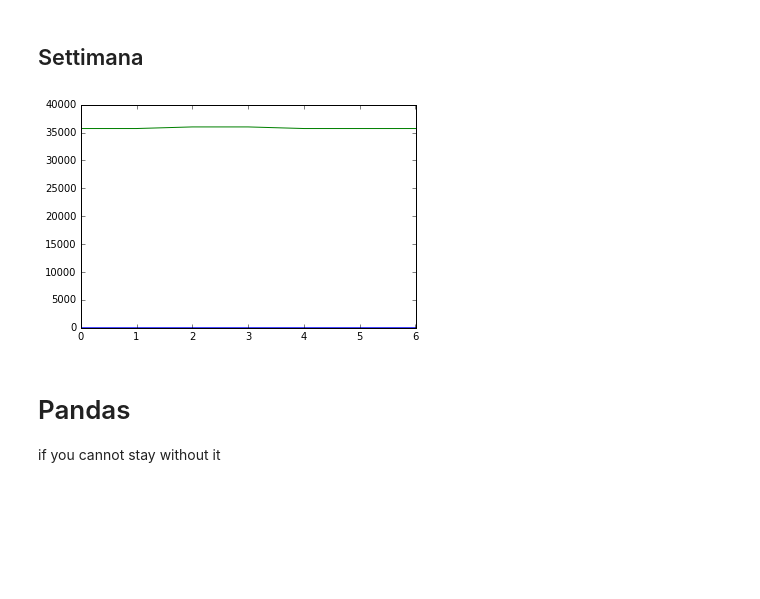
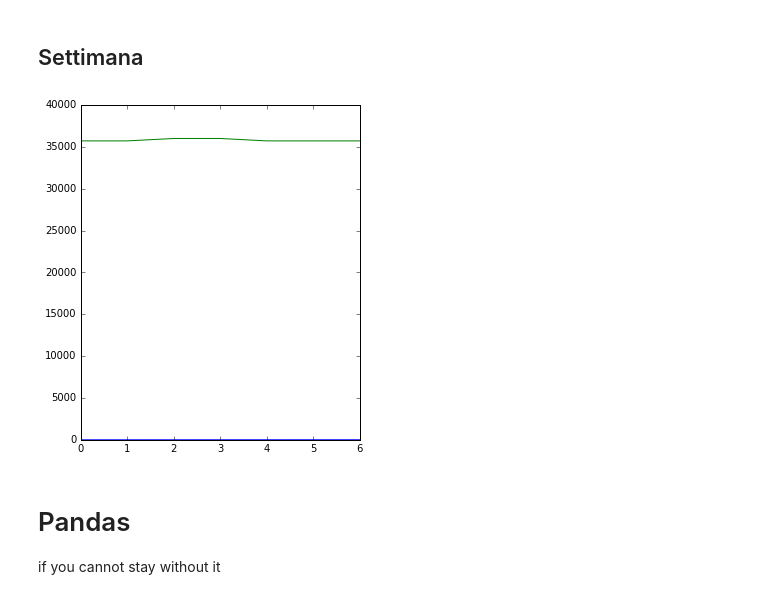
Before and after one commit to riccamastellone/BIP, a Jupyter notebook: BIP.ipynb, the cells around one changed output. Drawn from its saved outputs; the diff is of its cells as text; code cells hidden in the pictures; blank space fills up the shorter version.

```diff
--- a/BIP.ipynb
+++ b/BIP.ipynb
@@ -107,11 +98,12 @@ categorie
 Settimana
 ---
 # %%
+fig = plt.figure(figsize=(5,6))
 giorni = (rdd.map(lambda x: (x.giorno_della_settimana,1))
                        .reduceByKey(lambda x,y: x+y)).collect()
 plot = plt.plot(giorni)
 # %% [output]
-[figure, old version]
+[figure, new version]
 # %% [markdown]
 # Pandas
 if you cannot stay without it
```
Also changed, not shown: parts of 9 cells of this notebook.
